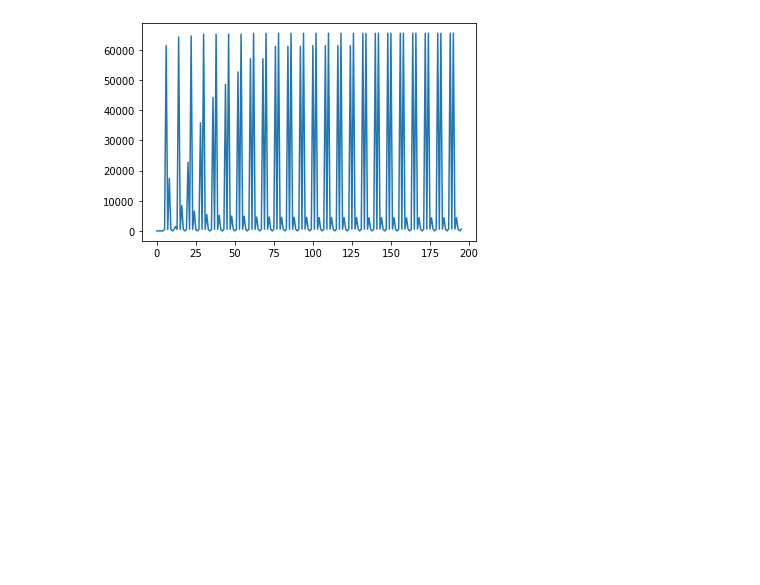
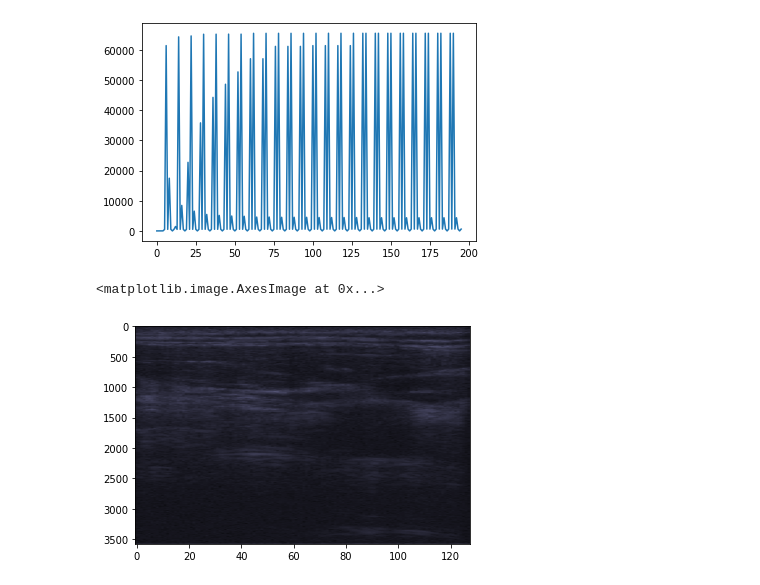
Before and after one commit to kelu124/pyusbus, a Jupyter notebook: experiments/20210401-Doppler.ipynb, the cells around one changed output. Drawn from its saved outputs; the diff is of its cells as text; code cells hidden in the pictures; blank space fills up the shorter version.

```diff
--- a/experiments/20210401-Doppler.ipynb
+++ b/experiments/20210401-Doppler.ipynb
@@ -293,3 +313,11 @@ plt.plot(pl[4:200])
 # %% [output]
 [<matplotlib.lines.Line2D at 0x...>]
 [figure]
+# %%
+DOP = probe.dopplerDta[0]
+BW = np.sqrt(np.sqrt(np.abs(probe.loop[1]))).T[7:]
+# %%
+plt.imshow(BW, aspect='auto', cmap='bone')
+# %% [output]
+<matplotlib.image.AxesImage at 0x...>
+[figure, added]
```
Also changed, not shown: parts of 14 cells of this notebook, 9 other files.
